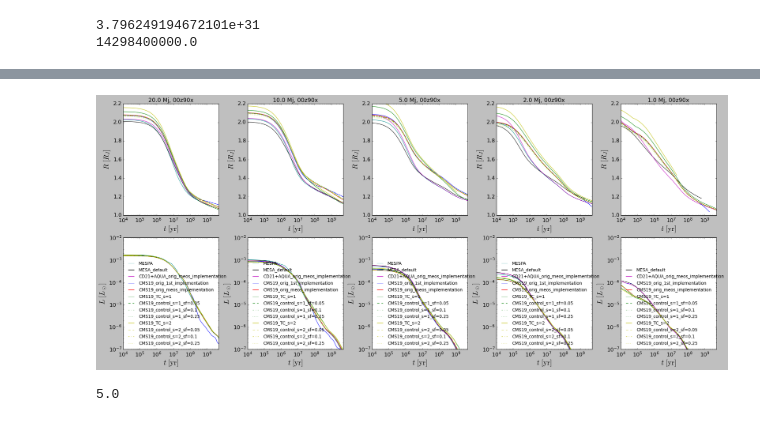
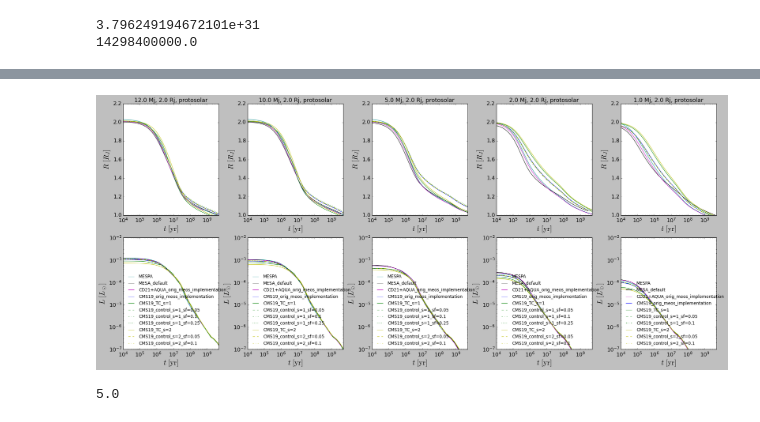
Before and after one commit to esandford/giant_planets, a Jupyter notebook: MESA_EoS/thermo_consistency/MESA_runs/results.ipynb, the cells around one changed output, grey strips where cells are left out. Drawn from its saved outputs; the diff is of its cells as text; code cells hidden in the pictures.

Commit message:
working EoS with working TC and control versions

```diff
--- a/MESA_EoS/thermo_consistency/MESA_runs/results.ipynb
+++ b/MESA_EoS/thermo_consistency/MESA_runs/results.ipynb
@@ -36,19 +36,22 @@ print(2*rJtoCm)
 3.796249194672101e+31
 14298400000.0
 # %%
-eos_choices = ['MESA_default','CD21+AQUA_orig_meos_implementation','CMS19_orig_1st_implementation','CMS19_orig_meos_implementation','CMS19_TC_s=1','CMS19_control_s=1_sf=0.05','CMS19_control_s=1_sf=0.1','CMS19_control_s=1_sf=0.25','CMS19_TC_s=2','CMS19_control_s=2_sf=0.05','CMS19_control_s=2_sf=0.1','CMS19_control_s=2_sf=0.25']
+eos_choices = ['MESA_default','CD21+AQUA_orig_meos_implementation','CMS19_orig_meos_implementation','CMS19_TC_s=1','CMS19_control_s=1_sf=0.05','CMS19_control_s=1_sf=0.1','CMS19_control_s=1_sf=0.25','CMS19_TC_s=2','CMS19_control_s=2_sf=0.05','CMS19_control_s=2_sf=0.1','CMS19_control_s=2_sf=0.25']
 
 #eos_choices = ['MESA_default','CMS19_orig_meos_implementation','CMS19_TC_s=1','CMS19_control_s=1_sf=0.25']
+#eos_choices = ['CMS19_TC_s=1']
 
-colors = ['k','m','b','r','g','g','g','g','y','y','y','y']
-ls = ['-','-','-','-','-','--','-.',':','-','--','-.',':']
+colors = ['k','m','b','g','g','g','g','y','y','y','y']
+ls = ['-','-','-','-','--','-.',':','-','--','-.',':']
 #colors=['k','b','r','r']
 #ls=['-','-','-',':']
 print(eos_choices)
 
 comps = ['00z90x','protosolar']
 #Minit = np.array((20.0,10.0,7.5,6.0,5.0,4.0,3.0,2.0))
-Minit = np.array((20.0,10.0,5.0,2.0,1.0))
+Minit = np.array((12.0,10.0,5.0,2.0,1.0))
+
+Rinit = np.array((2.0,5.0))
 
 #comps = ['platowg']
 #Minit = np.atleast_1d(np.array((1.0)))
@@ -57,6 +60,7 @@ Minit = np.array((20.0,10.0,5.0,2.0,1.0))
 # %%
 #fig, axes = plt.subplots(3,len(Minit),figsize=(24,16))
 fig, axes = plt.subplots(2,len(Minit),figsize=(6*len(Minit),6*2))
+
 for ii in range(len(Minit)):
     axes[0,ii].set_xlabel(r"$t\ [\mathrm{yr}]$",fontsize=20)
     axes[0,ii].set_ylabel(r"$R\ [R_J]$",fontsize=20)
@@ -70,6 +74,7 @@ for ii in range(len(Minit)):
     axes[1,ii].set_yscale('log')
     axes[0,ii].set_xlim(1.e4,5.e9)
     axes[0,ii].set_ylim(1.,2.2)
+    #axes[0,ii].set_ylim(1.,5.1)
     axes[1,ii].set_xlim(1.e4,5.e9)
     axes[1,ii].set_ylim(1.e-7,1.e-2)
 
@@ -79,46 +84,47 @@ for ax in np.ravel(axes):
     ax.tick_params(axis='both', which='major', labelsize=15)
 
 for j, m in enumerate(Minit):
-    for k, comp in enumerate(comps[0:1]):
-        axes[0,j].set_title("{0} Mj, {1}".format(m,comp),fontsize=16)
-        try:
-            history_filename = "../../../test_MESPA/mespa-main/test_suite/mespa_CD21+water+rock/LOGS/planet_5.0Gyr_{0}_Mj_{1}_mespa.history".format(m,comp)
+    for k, comp in enumerate(comps[1:2]):
+        for l, r in enumerate(Rinit[0:1]):
+            axes[0,j].set_title("{0} Mj, {1} Rj, {2}".format(m,r,comp),fontsize=16)
+            try:
+                history_filename = "../../../test_MESPA/mespa-main/test_suite/mespa_CD21+water+rock/LOGS/planet_5.0Gyr_{0}_Mj_{1}_Rj_{2}_mespa.history".format(m,r,comp)
 
-            history = Table.read(history_filename, format="ascii", header_start=4, data_start=5)
-
-            axes[0,j].plot(history['star_age'],history['radius']*rSuntorJ,color='#008B8B',ls='-')
-            axes[1,j].plot(history['star_age'],history['luminosity'],color='#008B8B',ls='-',label='MESPA')
-            '''
-            profile_filename = "../../../test_MESPA/mespa-main/test_suite/mespa_CD21+water+rock/planet_5.0Gyr_{0}_Mj_{1}_mespa.profile".format(m,comp)
-
-            profile = Table.read(profile_filename, format="ascii", header_start=4, data_start=5)
-
-            axes[2,j].plot(profile['logT'],profile['logP']-6,color='#008B8B',ls='-',label='MESPA')
-            '''
-        except FileNotFoundError:
-            print("no mespa for {0}".format(m))
-
-        for i,e in enumerate(eos_choices):
-
-            try:
-                history_filename = "./eos_{0}/planet_5.0Gyr_{1}_Mj_{2}.history".format(e,m,comp)
                 history = Table.read(history_filename, format="ascii", header_start=4, data_start=5)
 
-                axes[0,j].plot(history['star_age'],history['radius']*rSuntorJ,color=colors[i],ls=ls[i])
-                axes[1,j].plot(history['star_age'],history['luminosity'],color=colors[i],ls=ls[i],label=e)
+                axes[0,j].plot(history['star_age'],history['radius']*rSuntorJ,color='#008B8B',ls='-')
+                axes[1,j].plot(history['star_age'],history['luminosity'],color='#008B8B',ls='-',label='MESPA')
+                '''
+                profile_filename = "../../../test_MESPA/mespa-main/test_suite/mespa_CD21+water+rock/planet_5.0Gyr_{0}_Mj_{1}_Rj_{2}_mespa.profile".format(m,r,comp)
 
-                #print(e)
-                #print(history['radius']*rSuntorJ)
-                #print(history['luminosity'])
-                '''
-                profile_filename = "./eos_{0}/planet_1.0Gyr_{1}_Mj_{2}.profile".format(e,m,comp)
                 profile = Table.read(profile_filename, format="ascii", header_start=4, data_start=5)
 
-                axes[2,j].plot(profile['logT'],profile['logP']-6,color=colors[i],ls=ls[i],label=e)
+                axes[2,j].plot(profile['logT'],profile['logP']-6,color='#008B8B',ls='-',label='MESPA')
                 '''
-                axes[1,j].legend(loc='lower left',frameon=False,fontsize=12)
             except FileNotFoundError:
-                print("no {0}".format(e))
+                print("no mespa for {0}".format(m))
+
+            for i,e in enumerate(eos_choices):
+
+                try:
+                    history_filename = "./eos_{0}/planet_5.0Gyr_{1}_Mj_{2}_Rj_{3}.history".format(e,m,r,comp)
+                    history = Table.read(history_filename, format="ascii", header_start=4, data_start=5)
+
+                    axes[0,j].plot(history['star_age'],history['radius']*rSuntorJ,color=colors[i],ls=ls[i])
+                    axes[1,j].plot(history['star_age'],history['luminosity'],color=colors[i],ls=ls[i],label=e)
+
+                    #print(e)
+                    #print(history['radius']*rSuntorJ)
+                    #print(history['luminosity'])
+                    '''
+                    profile_filename = "./eos_{0}/planet_1.0Gyr_{1}_Mj_{2}.profile".format(e,m,comp)
+                    profile = Table.read(profile_filename, format="ascii", header_start=4, data_start=5)
+
+                    axes[2,j].plot(profile['logT'],profile['logP']-6,color=colors[i],ls=ls[i],label=e)
+                    '''
+                    axes[1,j].legend(loc='lower left',frameon=False,fontsize=12)
+                except FileNotFoundError:
+                    print("no {0}".format(e))
 
 plt.subplots_adjust(hspace=0.2,wspace=0.3)
 plt.show()
@@ -127,3 +138,3 @@ no mespa for 1.0
-[figure, old version]
+[figure, new version]
 # %%
 # eos names
```
Also changed, not shown: parts of 5 cells of this notebook, 22 other files.
